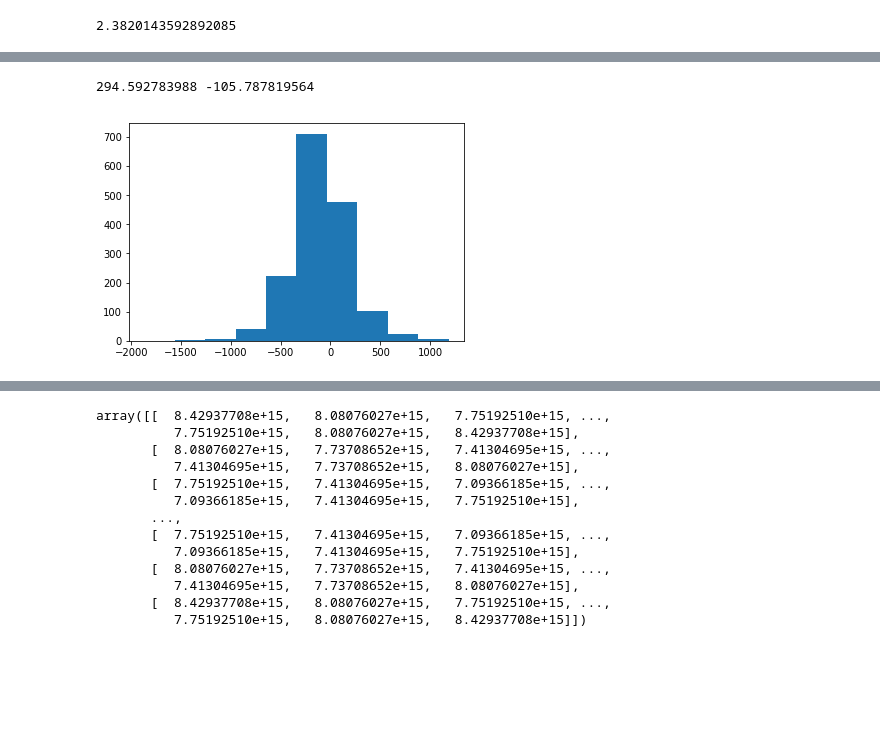
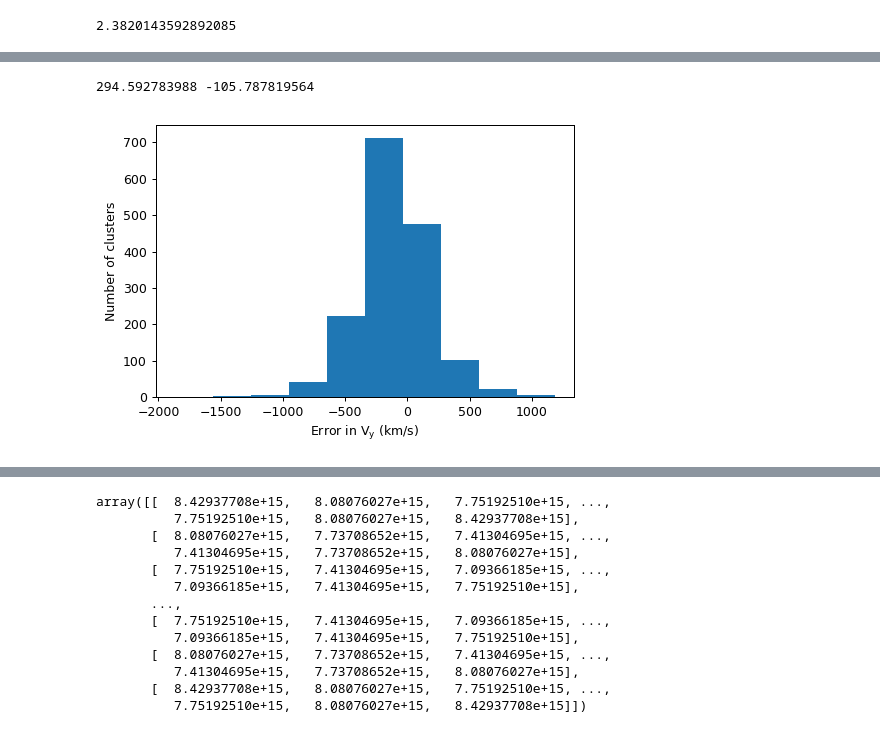
Before and after one commit to awaismirza92/velocity-reconstruction-and-kinetic-SZ, a Jupyter notebook: codes/velocity-reconstruction-orig-sim-box.ipynb, the cells around one changed output, grey strips where cells are left out. Saved outputs shown, nothing was run; the diff lists cells and outputs as text; code cells hidden in the pictures; blank space fills up the shorter version.

```diff
--- a/codes/velocity-reconstruction-orig-sim-box.ipynb
+++ b/codes/velocity-reconstruction-orig-sim-box.ipynb
@@ -220,0 +239,25 @@ plt.scatter(df_clusters['vz[km/s]'], vx_est_list)
+# %%
+dpi = 90
+plt.figure(dpi = dpi)
+plt.scatter(df_clusters['vx[km/s]'], vx_est_list, s = 8)
+plt.xlabel('V$_\mathrm{x, true}$ (km/s)')
+plt.ylabel('V$_\mathrm{x, estimated}$ (km/s)')
+plt.gca().set_xticks(range(-2000, 2001, 1000))
+plt.gca().set_yticks(range(-2000, 2001, 1000))
+plt.gca().set_aspect('equal', adjustable='box')
+
+plt.figure(dpi = dpi)
+plt.scatter(df_clusters['vy[km/s]'], vx_est_list, s = 8)
+plt.xlabel('V$_\mathrm{y, true}$ (km/s)')
+plt.ylabel('V$_\mathrm{x, estimated}$ (km/s)')
+plt.gca().set_xticks(range(-2000, 2001, 1000))
+plt.gca().set_yticks(range(-2000, 2001, 1000))
+plt.gca().set_aspect('equal', adjustable='box')
+
+plt.figure(dpi = dpi)
+plt.scatter(df_clusters['vz[km/s]'], vx_est_list, s = 8)
+plt.xlabel('V$_\mathrm{z, true}$ (km/s)')
+plt.ylabel('V$_\mathrm{x, estimated}$ (km/s)');
+plt.gca().set_xticks(range(-2000, 2001, 1000))
+plt.gca().set_yticks(range(-2000, 2001, 1000))
+plt.gca().set_aspect('equal', adjustable='box')
@@ -221,7 +268,12 @@ plt.scatter(df_clusters['vz[km/s]'], vx_est_list)
 # %%
 error_y = df_clusters['vy[km/s]'] - vx_est_list
+
+plt.figure(dpi = dpi)
 plt.hist(error_y)
+plt.xlabel('Error in V$_{\mathrm{y}}$ (km/s)')
+plt.ylabel('Number of clusters')
+
 print(np.std(error_y), np.mean(error_y))
 # %% [output]
 294.592783988 -105.787819564
-[figure, old version]
+[figure, new version]
```
Also changed, not shown: parts of 20 cells of this notebook.
